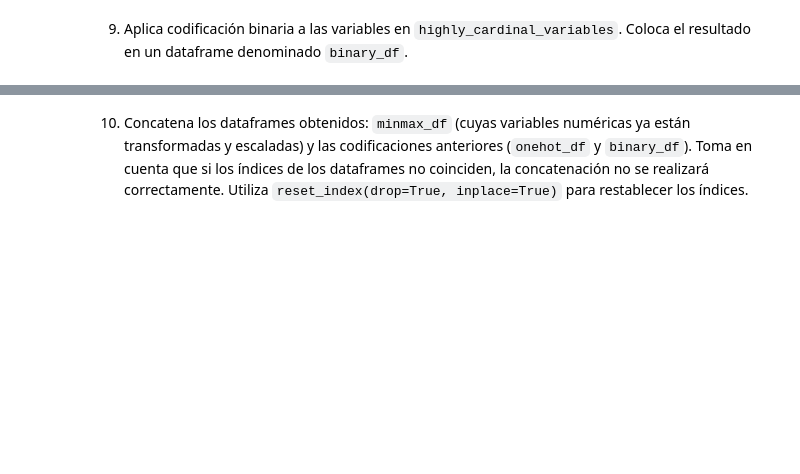
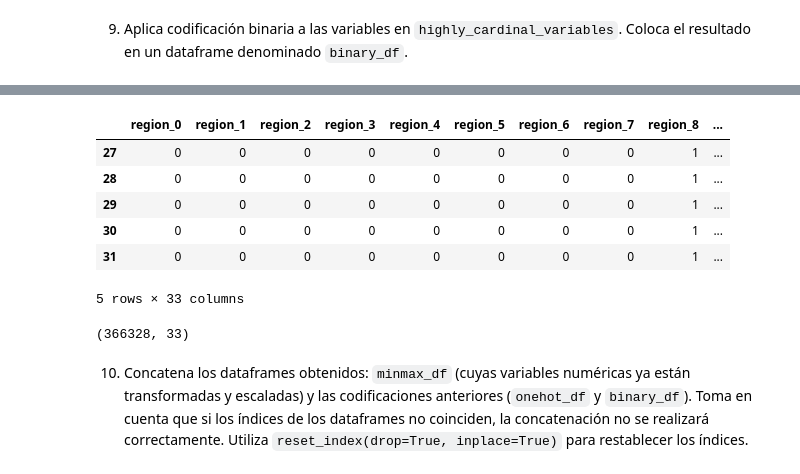
Before and after one commit to joer2040/MNA, a Jupyter notebook: Actividad6FE (1).ipynb, the cells around one changed output, grey strips where cells are left out. Cells and saved outputs as stored; diff of their text form; code cells hidden in the pictures; blank space fills up the shorter version.

```diff
--- a/Actividad6FE (1).ipynb
+++ b/Actividad6FE (1).ipynb
@@ -457,2 +540,24 @@ for col in minmax_df.columns:
+# %%
+import category_encoders as ce
+
+# crea codificador binario
+binary_encoder = ce.BinaryEncoder(cols=highly_cardinal_variables)
+
+# aplicar la transformación
+binary_df = binary_encoder.fit_transform(cars_df[highly_cardinal_variables])
+# %%
+binary_df.head()
+# %% [output]
+|  | region_0 | region_1 | region_2 | region_3 | region_4 | region_5 | region_6 | region_7 | region_8 | ... |
+| 27 | 0 | 0 | 0 | 0 | 0 | 0 | 0 | 0 | 1 | ... |
+| 28 | 0 | 0 | 0 | 0 | 0 | 0 | 0 | 0 | 1 | ... |
+| 29 | 0 | 0 | 0 | 0 | 0 | 0 | 0 | 0 | 1 | ... |
+| 30 | 0 | 0 | 0 | 0 | 0 | 0 | 0 | 0 | 1 | ... |
+| 31 | 0 | 0 | 0 | 0 | 0 | 0 | 0 | 0 | 1 | ... |
+5 rows × 33 columns
+# %%
+binary_df.shape
+# %% [output]
+(366328, 33)
 # %% [markdown]
 10. Concatena los dataframes obtenidos: `minmax_df` (cuyas variables numéricas ya están transformadas y escaladas) y las codificaciones anteriores (`onehot_df` y `binary_df`). Toma en cuenta que si los índices de los dataframes no coinciden, la concatenación no se realizará correctamente. Utiliza `reset_index(drop=True, inplace=True)` para restablecer los índices.
```
Also changed, not shown: parts of 8 cells of this notebook.
